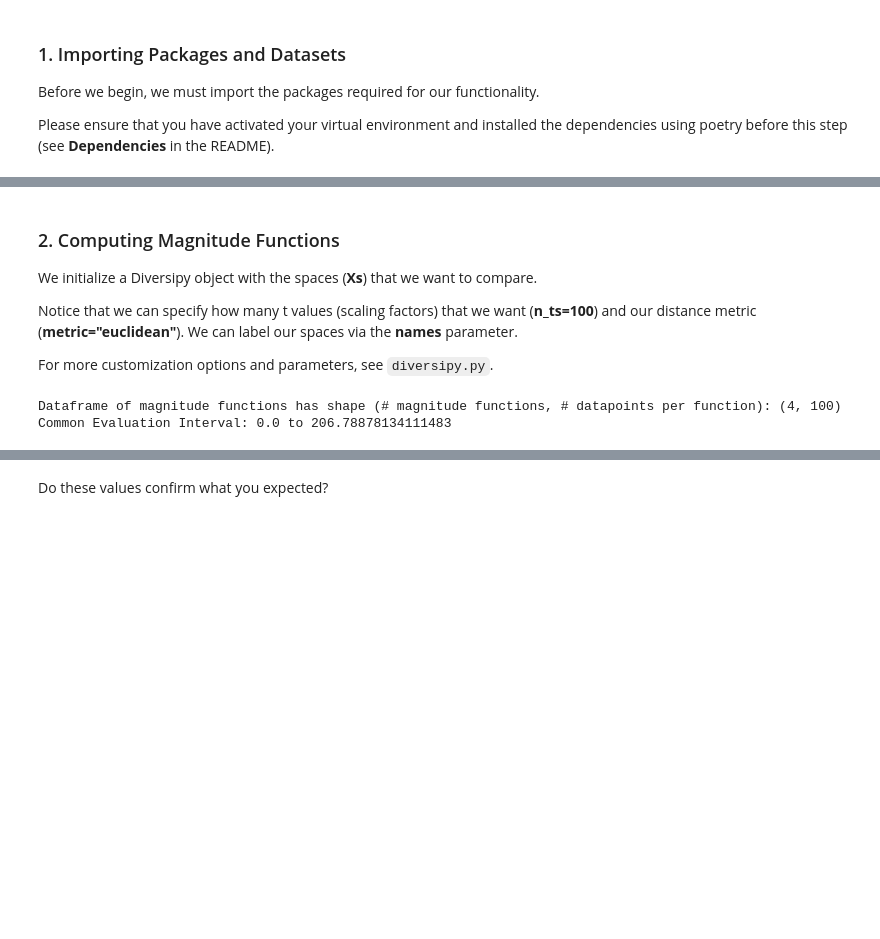
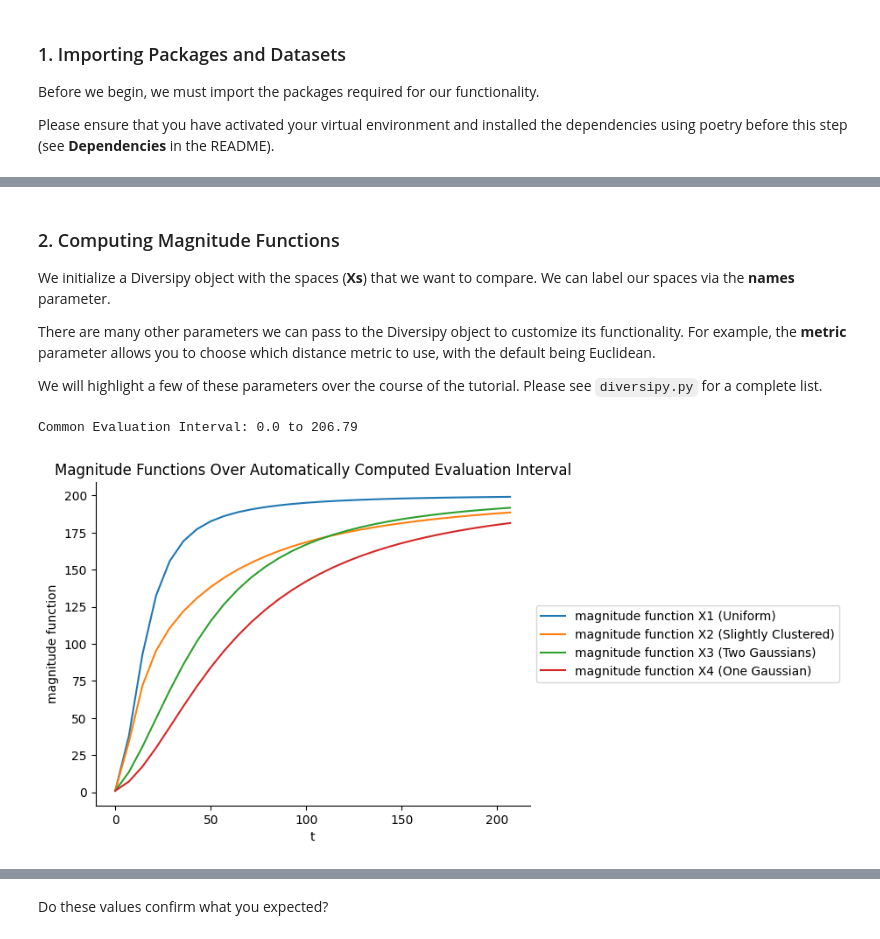
Before and after one commit to aidos-lab/magnipy, a Jupyter notebook: notebooks/diversipy_tutorial.ipynb, the cells around one changed output, grey strips where cells are left out. Drawn from its saved outputs; the diff is of its cells as text; code cells hidden in the pictures; blank space fills up the shorter version.

Commit message:
comments addressed, still error with get_common_scales()

```diff
--- a/notebooks/diversipy_tutorial.ipynb
+++ b/notebooks/diversipy_tutorial.ipynb
@@ -66,24 +66,28 @@ Intuitively, which of the above spaces would you consider the most diverse? The
 # %% [markdown]
 ### 2. Computing Magnitude Functions
 
-We initialize a Diversipy object with the spaces (**Xs**) that we want to compare.
+We initialize a Diversipy object with the spaces (**Xs**) that we want to compare. We can label our spaces via the **names** parameter.
 
-Notice that we can specify how many t values (scaling factors) that we want (**n_ts=100**) and our distance metric (**metric="euclidean"**). We can label our spaces via the **names** parameter.
+There are many other parameters we can pass to the Diversipy object to customize its functionality. For example, the **metric** parameter allows you to choose which distance metric to use, with the default being Euclidean.
 
-For more customization options and parameters, see `diversipy.py`.
+We will highlight a few of these parameters over the course of the tutorial. Please see `diversipy.py` for a complete list.
 # %%
+# Initializing Diversipy instance
 Xs = [X1, X2, X3, X4]
 names = ["X1 (Uniform)", "X2 (Slightly Clustered)", "X3 (Two Gaussians)", "X4 (One Gaussian)"]
-div = Diversipy(Xs = Xs, n_ts=100, metric="euclidean", names=names)
+div = Diversipy(Xs = Xs, names=names)
 # %%
-# Computing magnitude and finding evaluation intervals.
-
+# Computing magnitude
 mag_df, ts = div.get_magnitude_functions()
-print(f'Dataframe of magnitude functions has shape (# magnitude functions, # datapoints per function): {mag_df.shape}')
-print(f'Common Evaluation Interval: {ts[0]} to {ts[-1]}')
+# Plotting magnitude functions
+div.plot_magnitude_functions()
+plt.legend(loc='center left', bbox_to_anchor=(1, 0.5))
+plt.title("Magnitude Functions Over Automatically Computed Evaluation Interval")
+# Showing common evaluation interval
+print(f'Common Evaluation Interval: {ts[0]} to {ts[-1]:.2f}')
 # %% [output]
-Dataframe of magnitude functions has shape (# magnitude functions, # datapoints per function): (4, 100)
-Common Evaluation Interval: 0.0 to 206.78878134111483
+Common Evaluation Interval: 0.0 to 206.79
+[figure, added]
 # %% [markdown]
 ### 3. Defining the Evaluation Interval
 
```
Also changed, not shown: parts of 16 cells of this notebook.
